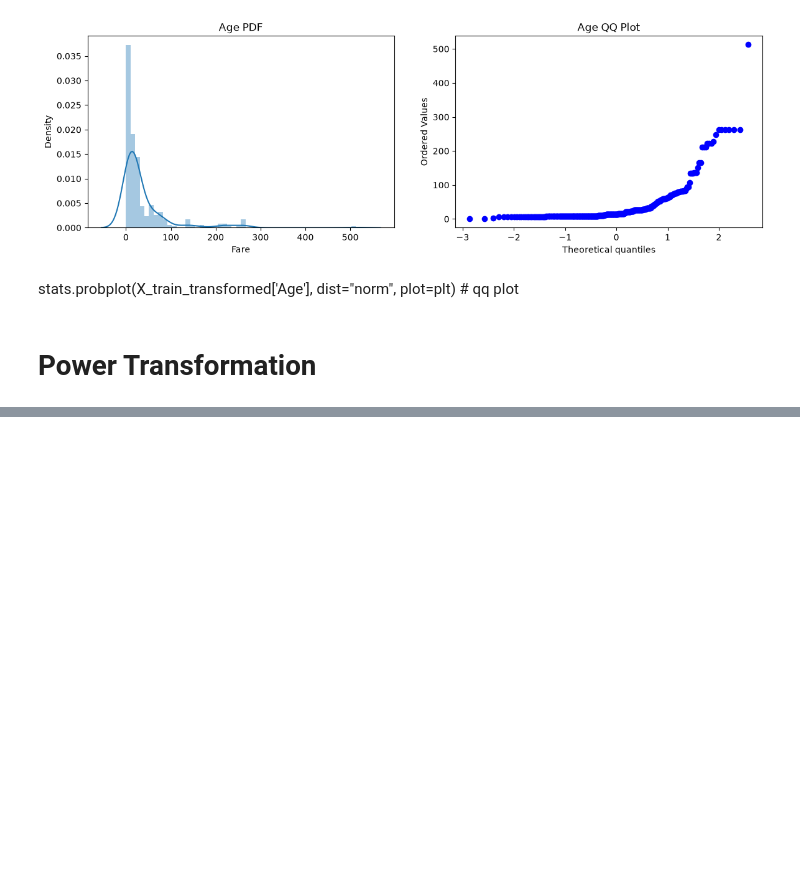
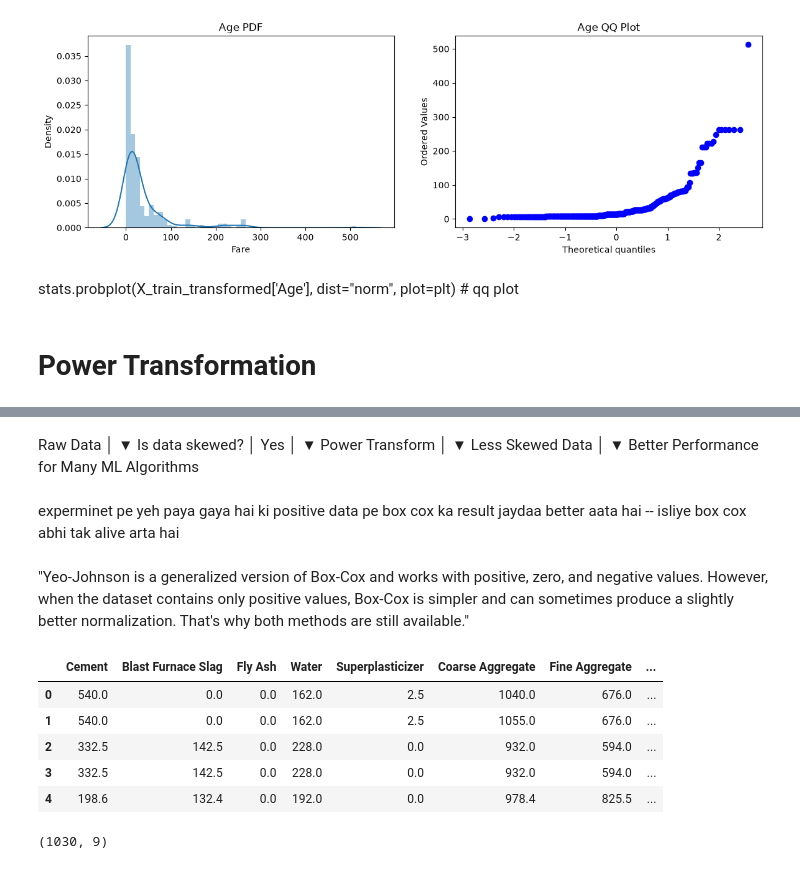
Before and after one commit to Kshubham0315/Complete-Machine-Learning, a Jupyter notebook: 7_ML.ipynb, the cells around one changed output, grey strips where cells are left out. Cells and saved outputs as stored; diff of their text form; code cells hidden in the pictures; blank space fills up the shorter version.

Commit message:
Handling Mixed Values in feature

```diff
--- a/7_ML.ipynb
+++ b/7_ML.ipynb
@@ -637,0 +676,20 @@ X_test_transformed = trf.transform(X_test)
+# %% [markdown]
+Raw Data
+      │
+      ▼
+Is data skewed?
+      │
+     Yes
+      │
+      ▼
+Power Transform
+      │
+      ▼
+Less Skewed Data
+      │
+      ▼
+Better Performance for Many ML Algorithms
+# %% [markdown]
+experminet pe yeh paya gaya hai ki positive data pe box cox ka result jaydaa better aata hai -- isliye box cox abhi tak alive arta hai
+# %% [markdown]
+"Yeo-Johnson is a generalized version of Box-Cox and works with positive, zero, and negative values. However, when the dataset contains only positive values, Box-Cox is simpler and can sometimes produce a slightly better normalization. That's why both methods are still available."
@@ -637,0 +713,13 @@ X_test_transformed = trf.transform(X_test)
+# %%
+df.head()
+# %% [output]
+|  | Cement | Blast Furnace Slag | Fly Ash | Water | Superplasticizer | Coarse Aggregate | Fine Aggregate | ... |
+| 0 | 540.0 | 0.0 | 0.0 | 162.0 | 2.5 | 1040.0 | 676.0 | ... |
+| 1 | 540.0 | 0.0 | 0.0 | 162.0 | 2.5 | 1055.0 | 676.0 | ... |
+| 2 | 332.5 | 142.5 | 0.0 | 228.0 | 0.0 | 932.0 | 594.0 | ... |
+| 3 | 332.5 | 142.5 | 0.0 | 228.0 | 0.0 | 932.0 | 594.0 | ... |
+| 4 | 198.6 | 132.4 | 0.0 | 192.0 | 0.0 | 978.4 | 825.5 | ... |
+# %%
+df.shape
+# %% [output]
+(1030, 9)
```
Also changed, not shown: parts of 37 cells of this notebook, 2 other files.
